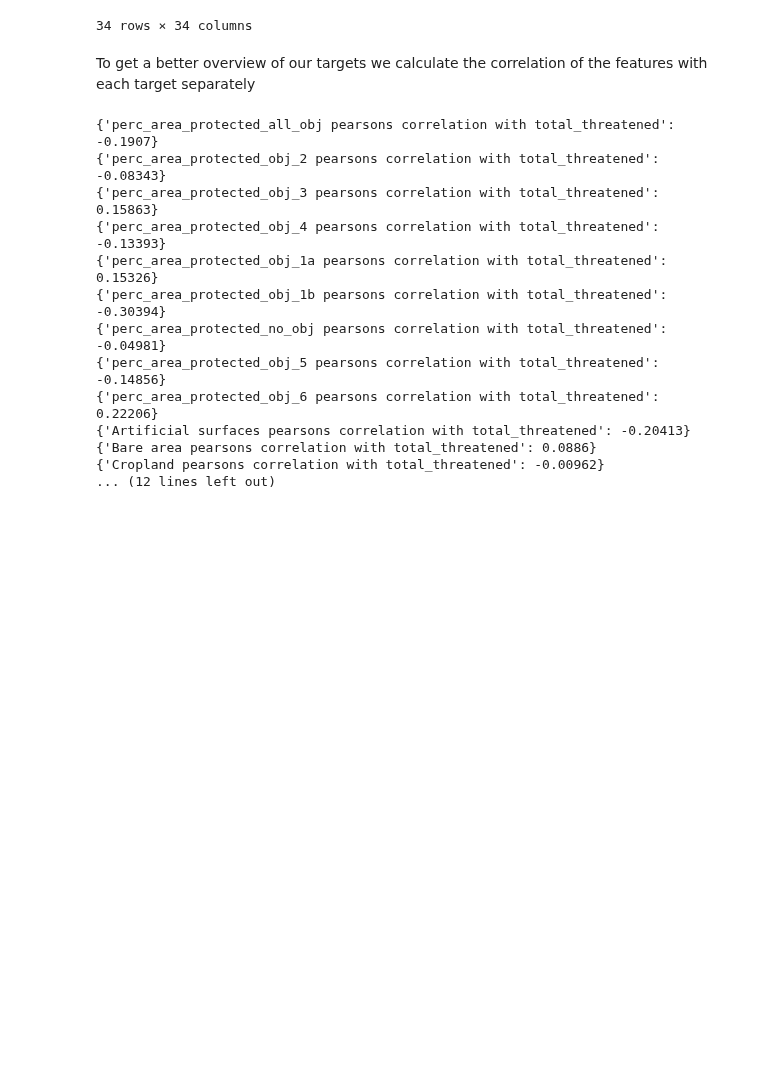
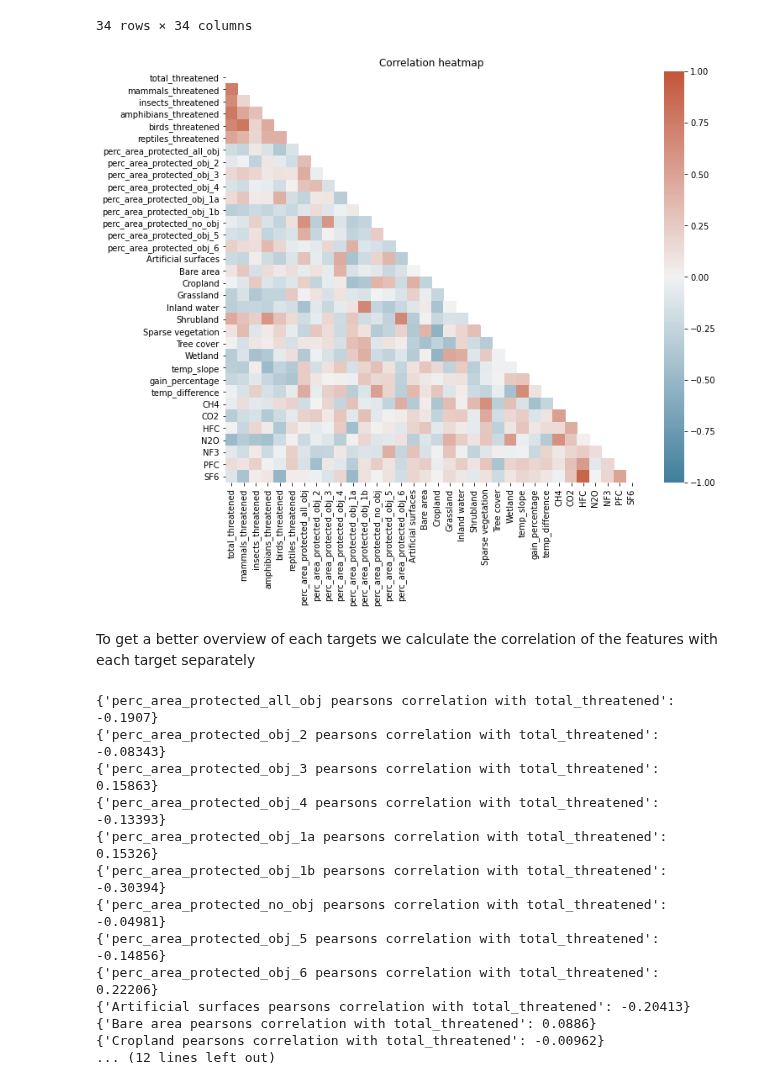
Before and after one commit to MarkusKiesel93/DOPPThreatenedSpecies, a Jupyter notebook: merged_data_analysis.ipynb, the cells around one changed output. Saved outputs shown, nothing was run; the diff lists cells and outputs as text; code cells hidden in the pictures; blank space fills up the shorter version.

Commit message:
finished correlation analysis

```diff
--- a/merged_data_analysis.ipynb
+++ b/merged_data_analysis.ipynb
@@ -410,7 +411,8 @@ full_threatened_corr = full_threatened.copy()
 full_threatened_corr = full_threatened.drop(columns=['mammals_resident', 'insects_resident', "amphibians_resident", "birds_resident", "reptiles_resident"])
 # %%
 #full correlation matrix to also get an overview of correlations between different features
-full_threatened_corr.corr(method= 'pearson')
+correlation_matrix =  full_threatened_corr.corr(method= 'pearson')
+correlation_matrix
 # %% [output]
 |  | total_threatened | mammals_threatened | insects_threatened | amphibians_threatened | birds_threatened | ... |
 | total_threatened | 1.000000 | 0.743809 | 0.650051 | 0.780868 | 0.688018 | ... |
@@ -430,8 +432,26 @@ full_threatened_corr.corr(method= 'pearson')
 | PFC | 0.138525 | 0.091623 | 0.206650 | 0.014653 | -0.063348 | ... |
 | SF6 | -0.115493 | -0.399398 | 0.040041 | 0.084288 | -0.507985 | ... |
 34 rows × 34 columns
+# %%
+#visualization of the correlation matrix as heatmap
+
+# Set up the matplotlib figure
+f, ax = plt.subplots(figsize=(11, 9))
+ax.set_title('Correlation heatmap')
+
+# Generate a custom diverging colormap
+cmap = sns.diverging_palette(230, 20, as_cmap=True)
+
+# Generate a mask for the upper triangle
+mask = np.triu(np.ones_like(correlation_matrix, dtype=bool))
+
+# create heatmap
+sns.heatmap(correlation_matrix, mask=mask, cmap=cmap, vmin=-1, vmax=1, center=0)
+plt.show()
+# %% [output]
+[figure, added]
 # %% [markdown]
-To get a better overview of our targets we calculate the correlation of the features with each target separately
+To get a better overview of each targets we calculate the correlation of the features with each target separately
 # %%
 #pearsons rho for the correlation of the values for all groups with our features
 for col in full_threatened_corr:
```
Also changed, not shown: parts of 5 cells of this notebook.
